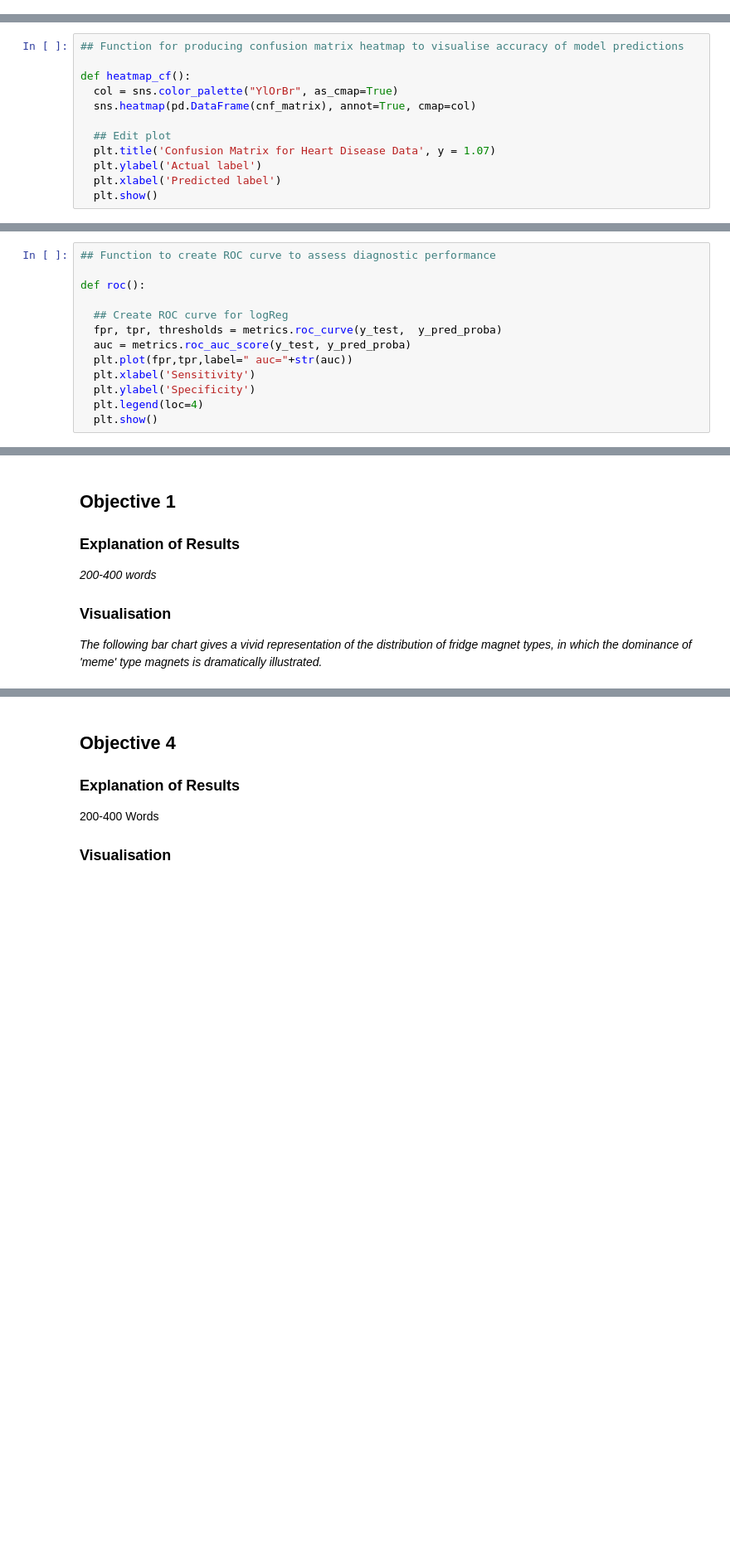
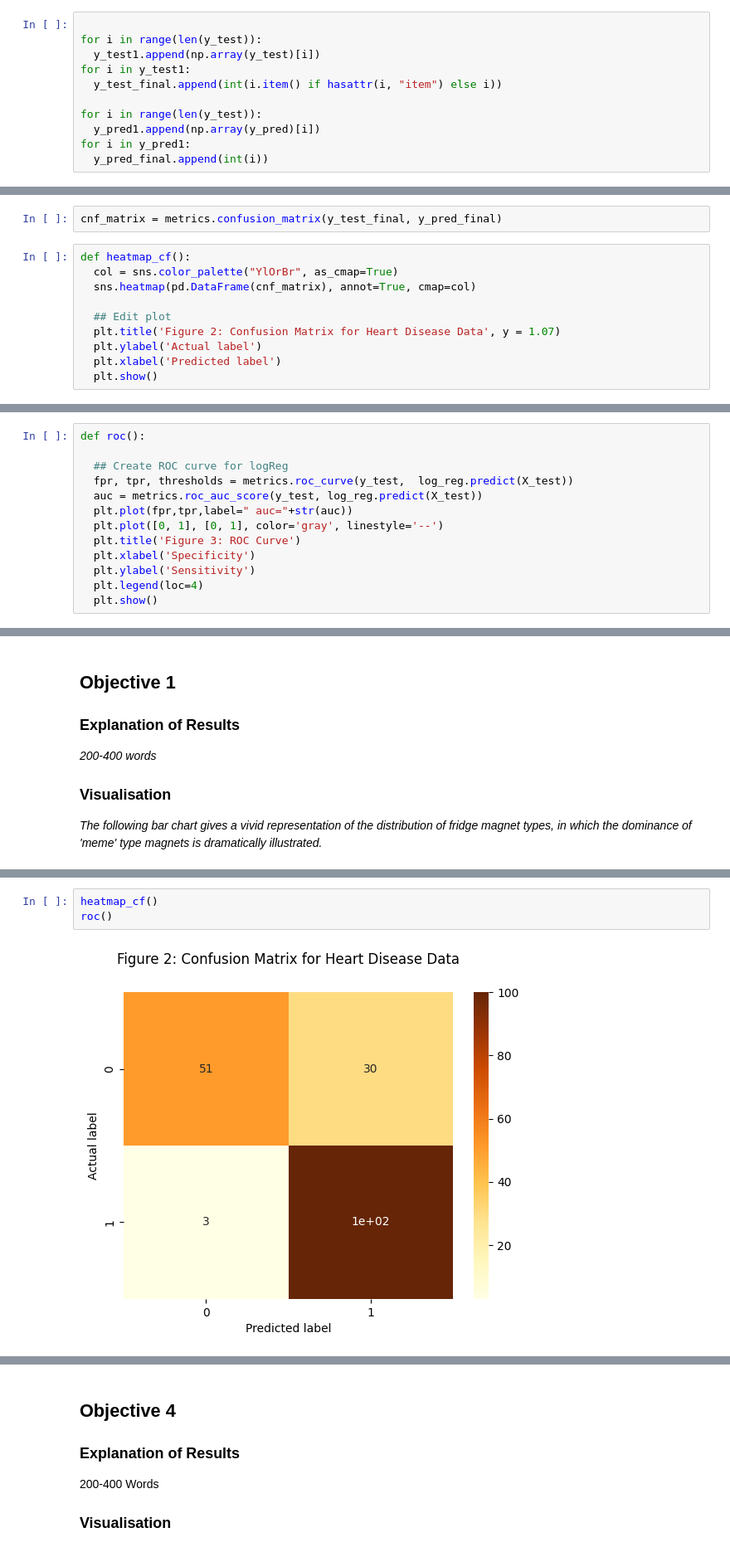
Before and after one commit to BhargavKumarNath/Heart_Failure_Prediction, a Jupyter notebook: Group_project.ipynb, the cells around one changed output, grey strips where cells are left out. Shown at 83% size. Cells and saved outputs as stored; diff of their text form; blank space fills up the shorter version.

```diff
--- a/Group_project.ipynb
+++ b/Group_project.ipynb
@@ -796,0 +799,11 @@ We see 86% accuracy for both sets of data, indicating that our model is generali
+# %%
+
+for i in range(len(y_test)):
+  y_test1.append(np.array(y_test)[i])
+for i in y_test1:
+  y_test_final.append(int(i.item() if hasattr(i, "item") else i))
+
+for i in range(len(y_test)):
+  y_pred1.append(np.array(y_pred)[i])
+for i in y_pred1:
+  y_pred_final.append(int(i))
@@ -822,12 +828,12 @@ cnf_matrix = metrics.confusion_matrix(y_test, y_pred)
+# %%
+cnf_matrix = metrics.confusion_matrix(y_test_final, y_pred_final)
 # %%
-## Function for producing confusion matrix heatmap to visualise accuracy of model predictions
-
 def heatmap_cf():
   col = sns.color_palette("YlOrBr", as_cmap=True)
   sns.heatmap(pd.DataFrame(cnf_matrix), annot=True, cmap=col)
 
   ## Edit plot
-  plt.title('Confusion Matrix for Heart Disease Data', y = 1.07)
+  plt.title('Figure 2: Confusion Matrix for Heart Disease Data', y = 1.07)
   plt.ylabel('Actual label')
   plt.xlabel('Predicted label')
   plt.show()
@@ -836,13 +842,13 @@ Next we'll produce an ROC curve that will plot the true positive rate against th
 # %%
-## Function to create ROC curve to assess diagnostic performance
-
 def roc():
 
   ## Create ROC curve for logReg
-  fpr, tpr, thresholds = metrics.roc_curve(y_test,  y_pred_proba)
-  auc = metrics.roc_auc_score(y_test, y_pred_proba)
+  fpr, tpr, thresholds = metrics.roc_curve(y_test,  log_reg.predict(X_test))
+  auc = metrics.roc_auc_score(y_test, log_reg.predict(X_test))
   plt.plot(fpr,tpr,label=" auc="+str(auc))
-  plt.xlabel('Sensitivity')
-  plt.ylabel('Specificity')
+  plt.plot([0, 1], [0, 1], color='gray', linestyle='--')
+  plt.title('Figure 3: ROC Curve')
+  plt.xlabel('Specificity')
+  plt.ylabel('Sensitivity')
   plt.legend(loc=4)
   plt.show()
@@ -983,0 +923,5 @@ NameError: name 'fridge_sorted_bar' is not defined
+# %%
+heatmap_cf()
+roc()
+# %% [output]
+[figure, added]
```
Also changed, not shown: parts of 109 cells of this notebook.
